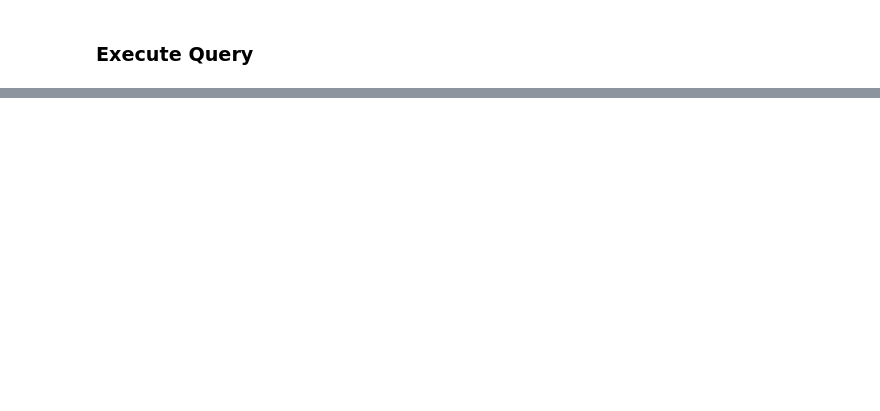
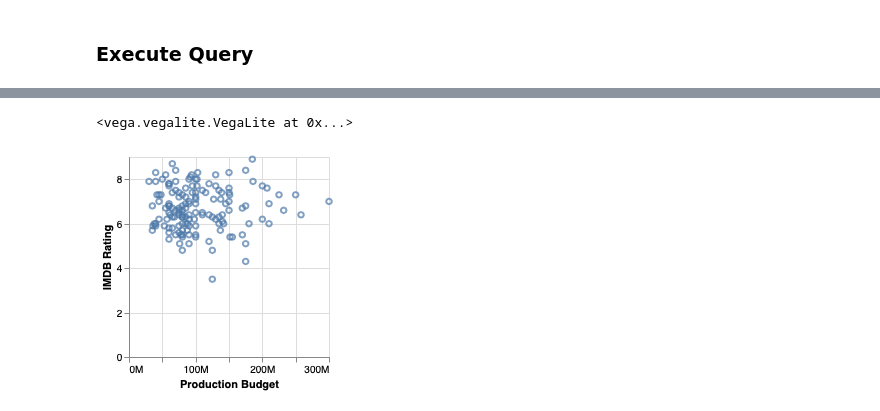
Before and after one commit to nl4dv/nl4dv, a Jupyter notebook: examples/applications/notebook/Demo.ipynb, the cells around one changed output, grey strips where cells are left out. Cells and saved outputs as stored; diff of their text form; code cells hidden in the pictures; blank space fills up the shorter version.

```diff
--- a/examples/applications/notebook/Demo.ipynb
+++ b/examples/applications/notebook/Demo.ipynb
@@ -84,0 +43,5 @@ VegaLite(spec)
+# %%
+nl4dv_instance.render_vis("show the relationship between budget and rating for action and adventure movies that grossed over 100M")
+# %% [output]
+<vega.vegalite.VegaLite at 0x...>
+[figure, added]
```
Also changed, not shown: parts of 20 cells of this notebook, 7 other files.
